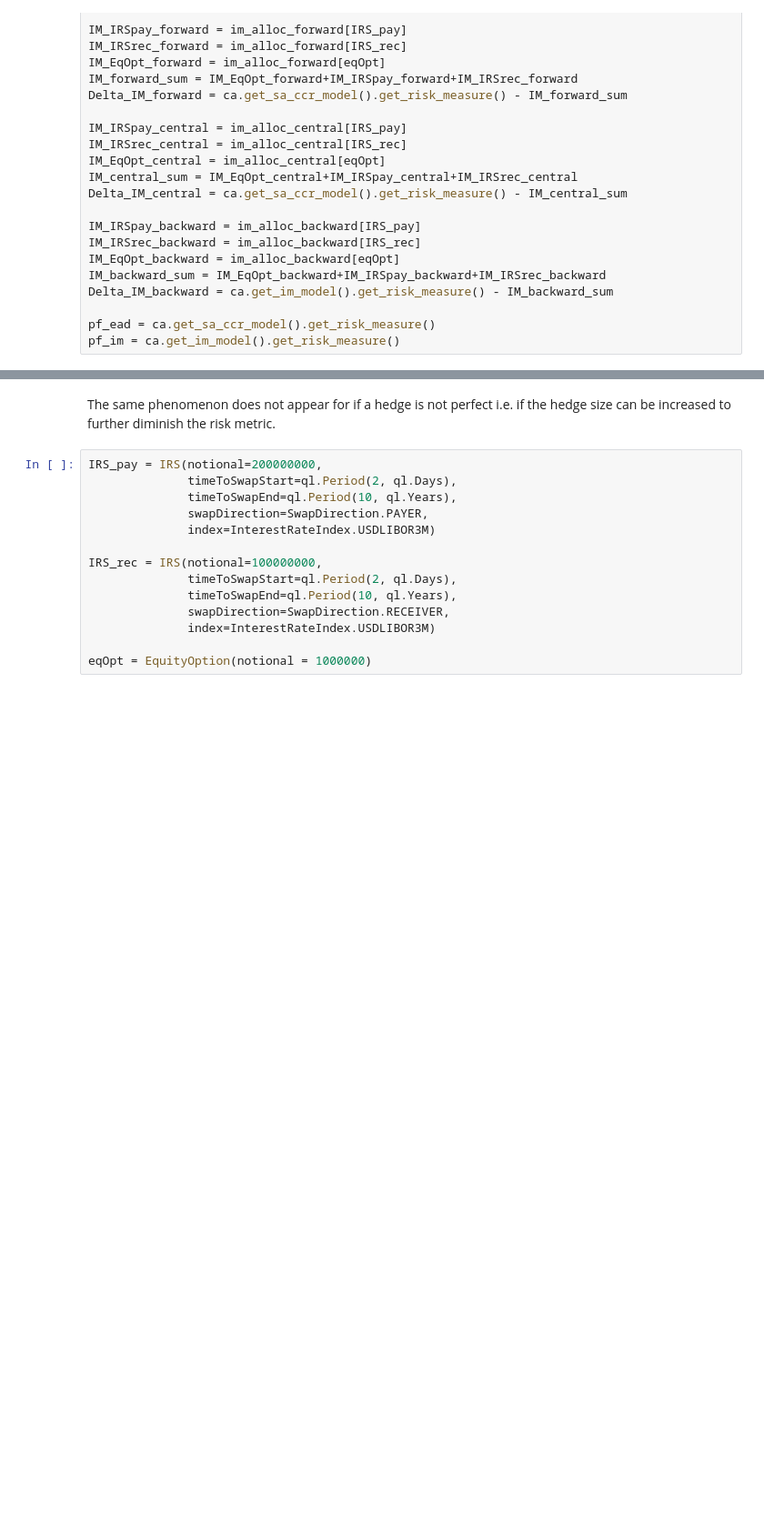
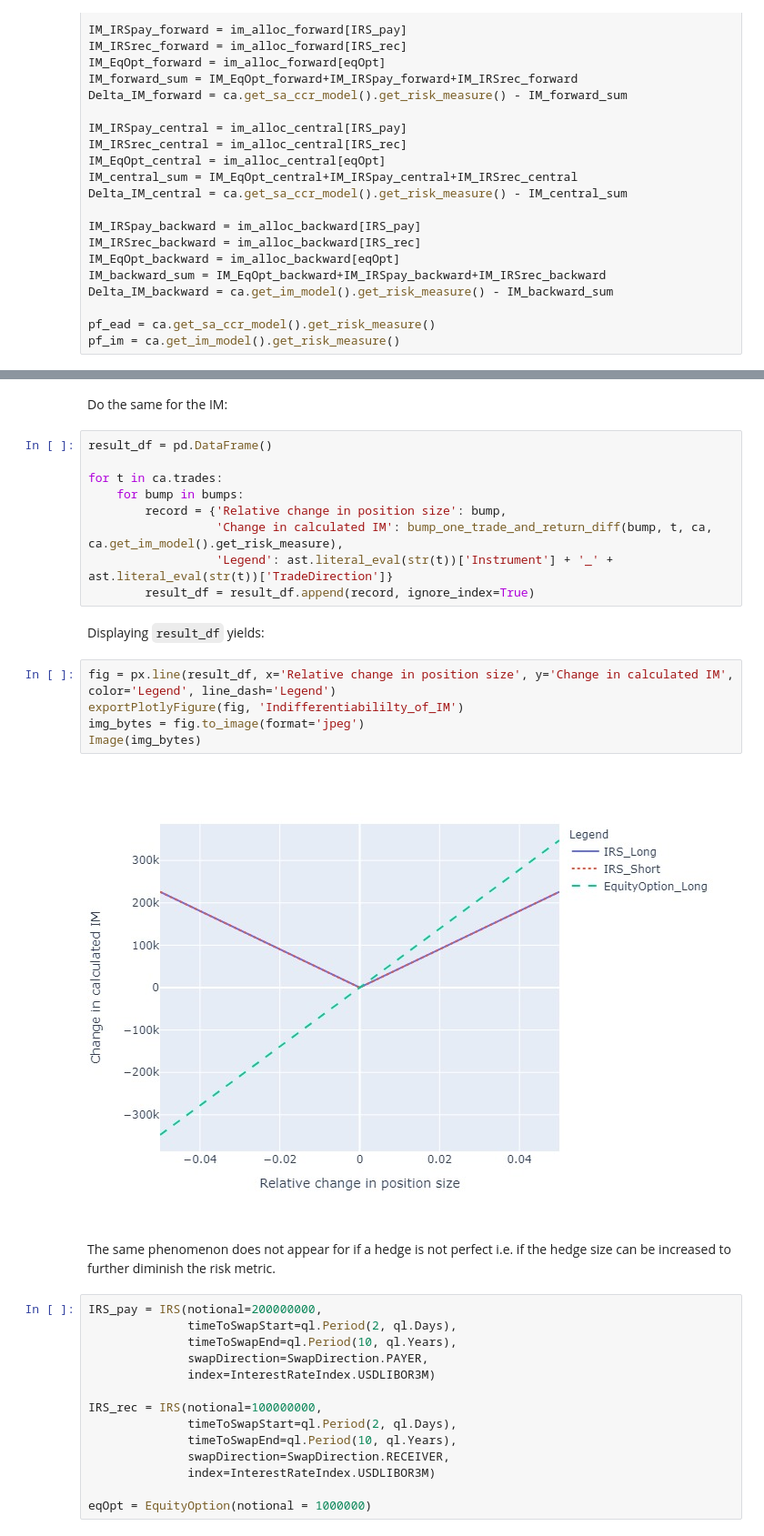
Before and after one commit to ahoecherl/SA_CCR_Allocation, a Jupyter notebook: analysis/AppendixNotebooks/SA-CCR and ISDA SIMM under perfect hedge.ipynb, the cells around one changed output, grey strips where cells are left out. Shown at 91% size. Drawn from its saved outputs; the diff is of its cells as text; blank space fills up the shorter version.

```diff
--- a/analysis/AppendixNotebooks/SA-CCR and ISDA SIMM under perfect hedge.ipynb
+++ b/analysis/AppendixNotebooks/SA-CCR and ISDA SIMM under perfect hedge.ipynb
@@ -143,3 +182,23 @@ pf_im = ca.get_im_model().get_risk_measure()
+# %% [markdown]
+Do the same for the IM:
+# %%
+result_df = pd.DataFrame()
+
+for t in ca.trades:
+    for bump in bumps:
+        record = {'Relative change in position size': bump,
+                  'Change in calculated IM': bump_one_trade_and_return_diff(bump, t, ca, ca.get_im_model().get_risk_measure),
+                  'Legend': ast.literal_eval(str(t))['Instrument'] + '_' + ast.literal_eval(str(t))['TradeDirection']}
+        result_df = result_df.append(record, ignore_index=True)
+# %% [markdown]
+Displaying ``result_df`` yields:
+# %%
+fig = px.line(result_df, x='Relative change in position size', y='Change in calculated IM', color='Legend', line_dash='Legend')
+exportPlotlyFigure(fig, 'Indifferentiabililty_of_IM')
+img_bytes = fig.to_image(format='jpeg')
+Image(img_bytes)
+# %% [output]
+[figure, added]
 # %% [markdown]
 The same phenomenon does not appear for if a hedge is not perfect i.e. if the hedge size can be increased to further diminish the risk metric.
 # %%
```
Also changed, not shown: parts of 8 cells of this notebook, 45 other files.
